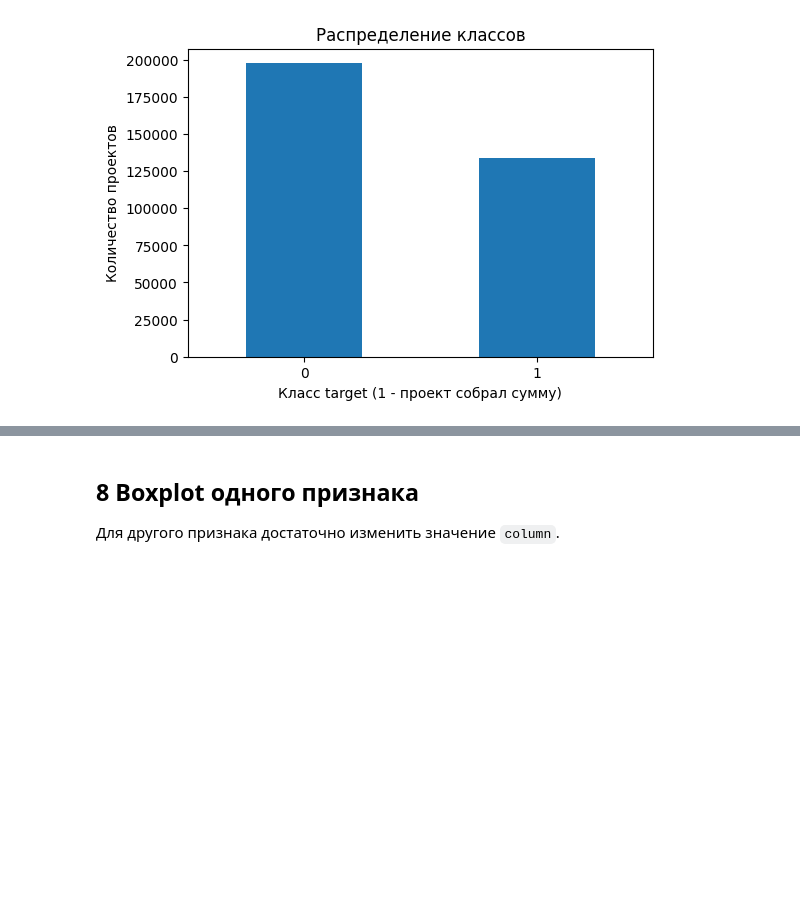
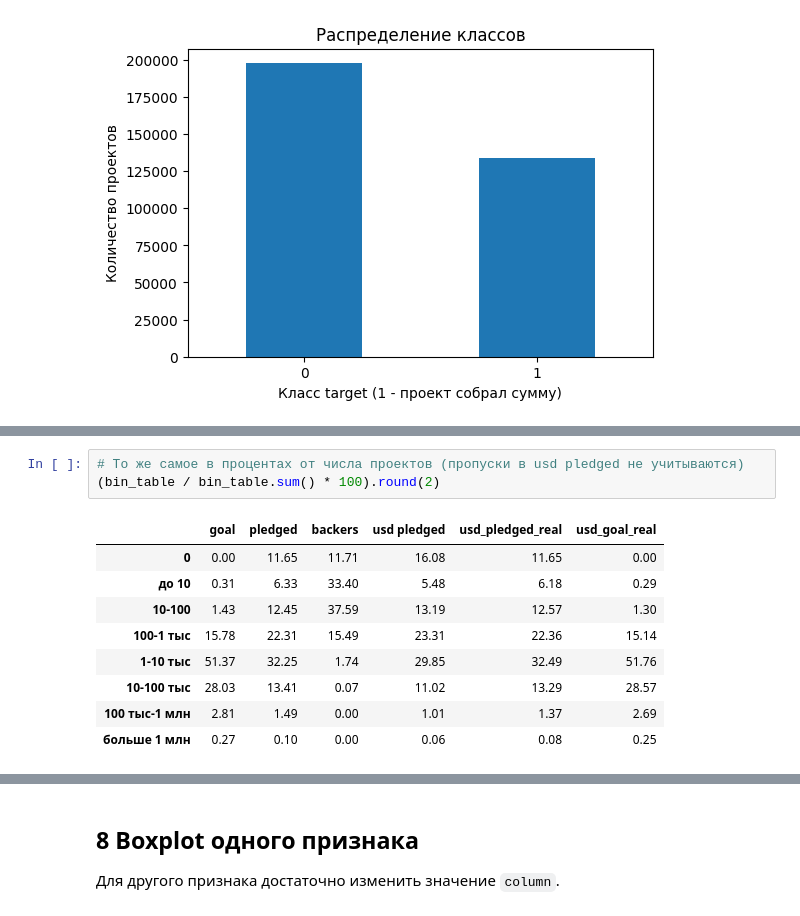
Before and after one commit to Copy4Nick/kickstarter-analysis, a Jupyter notebook: Kickstarter_Dataset_Overview.ipynb, the cells around one changed output, grey strips where cells are left out. Drawn from its saved outputs; the diff is of its cells as text; blank space fills up the shorter version.

```diff
--- a/Kickstarter_Dataset_Overview.ipynb
+++ b/Kickstarter_Dataset_Overview.ipynb
@@ -242,0 +285,13 @@ plt.show()
+# %%
+# То же самое в процентах от числа проектов (пропуски в usd pledged не учитываются)
+(bin_table / bin_table.sum() * 100).round(2)
+# %% [output]
+|  | goal | pledged | backers | usd pledged | usd_pledged_real | usd_goal_real |
+| 0 | 0.00 | 11.65 | 11.71 | 16.08 | 11.65 | 0.00 |
+| до 10 | 0.31 | 6.33 | 33.40 | 5.48 | 6.18 | 0.29 |
+| 10-100 | 1.43 | 12.45 | 37.59 | 13.19 | 12.57 | 1.30 |
+| 100-1 тыс | 15.78 | 22.31 | 15.49 | 23.31 | 22.36 | 15.14 |
+| 1-10 тыс | 51.37 | 32.25 | 1.74 | 29.85 | 32.49 | 51.76 |
+| 10-100 тыс | 28.03 | 13.41 | 0.07 | 11.02 | 13.29 | 28.57 |
+| 100 тыс-1 млн | 2.81 | 1.49 | 0.00 | 1.01 | 1.37 | 2.69 |
+| больше 1 млн | 0.27 | 0.10 | 0.00 | 0.06 | 0.08 | 0.25 |
```
Also changed, not shown: parts of 9 cells of this notebook.
